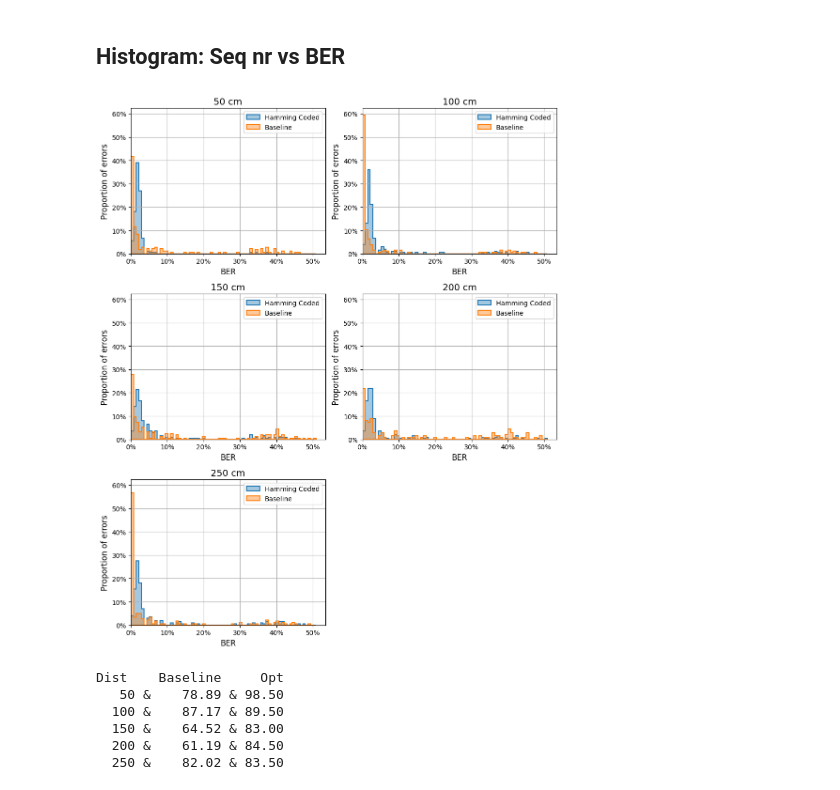
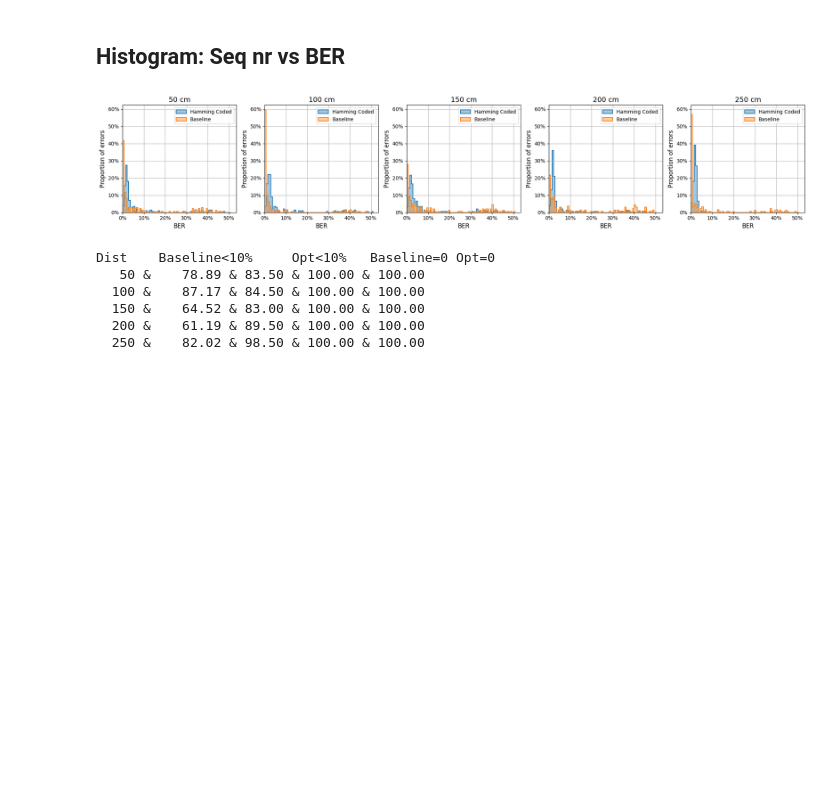
Before and after one commit to tuvabjornberg/wcnes-project2026-group10, a Jupyter notebook: stats/packetindex-BER.ipynb, the cells around one changed output. Saved outputs shown, nothing was run; the diff lists cells and outputs as text; code cells hidden in the pictures; blank space fills up the shorter version.

```diff
--- a/stats/packetindex-BER.ipynb
+++ b/stats/packetindex-BER.ipynb
@@ -71,7 +71,7 @@ cmp_files = [
     (200,"./baseline2-200cm", "./opt1-reliability-200cm",),
     (250,"./baseline2-250cm", "./opt1-reliability-250cm",),
 ]
-fig, axes = plt.subplots(3, 2, figsize=(16, 12))
+fig, axes = plt.subplots(1, 5, figsize=(20, 4))
 axes = axes.flatten()
 def read_clean(filename:str,bytes:int,hamming_r):
     df = readfile("./" + filename + ".csv")
@@ -97,48 +97,49 @@ bins =np.histogram_bin_edges(all_data, bins='fd')
 ylim = 0
 for ax, (dist, baseline, opt) in zip(axes, data):
     color_cycle = cycle(rcParams["axes.prop_cycle"].by_key()["color"])
     color = next(color_cycle)
     tcolor = mcolors.to_rgba(color, alpha=0.4)
     ax.hist(opt,  bins=bins, label = "Hamming Coded",  histtype="stepfilled", color= color, fc= tcolor, ec=color, linewidth=1.5,weights=np.ones_like(opt) / len(opt))
 
     color = next(color_cycle)
     tcolor = mcolors.to_rgba(color, alpha=0.4)
     ax.hist(baseline,  bins=bins, label = "Baseline",histtype="stepfilled" , color= color, fc= tcolor, ec=color, linewidth=1.5,weights=np.ones_like(baseline) / len(baseline))
     ax.set_title(f"{dist} cm", fontsize=14)
     ax.xaxis.set_major_formatter(PercentFormatter(1))
     ax.yaxis.set_major_formatter(PercentFormatter(1))
     ax.set_xlabel("BER", fontsize=12)
     ax.set_ylabel("Proportion of errors", fontsize=12)
     ax.grid(True)
     ax.legend()
     ylim = max(ax.get_ylim()[1], ylim)
     ax.set_xbound(0, ax.get_xlim()[1])
 
 # remove unused subplot...
 for i in range(len(cmp_files), len(axes)):
     axes[i].axis('off')
 for ax in axes:
     ax.set_ylim(0, ylim)
 
-fig.set_size_inches(10,12)
 fig = plt.gcf()
 plt.tight_layout()
 plt.savefig("hamming-bit-err.png")
 # %% [output]
-[figure, old version]
+[figure, new version]
 # %%
 
-print(f"Dist    Baseline     Opt")
+print(f"Dist    Baseline<10%     Opt<10%   Baseline=0 Opt=0")
 t=0.1
 for (dist, baseline, opt) in  data:
     baseline_below_10 =np.count_nonzero(np.less_equal(baseline, t))
     opt_below_10 = np.count_nonzero(np.less_equal(opt,t))
 
-    print(f"{dist:>5} & {baseline_below_10/len(baseline)*100:>8.02f} & {opt_below_10/len(opt)*100:.02f}")
+    opt_zero_proportion = len(np.equal(opt , 0)) /len(opt)
+    baseline_zero_proportion = len(np.equal(baseline, 0)) /len(baseline)
+    print(f"{dist:>5} & {baseline_below_10/len(baseline)*100:>8.02f} & {opt_below_10/len(opt)*100:.02f} & {baseline_zero_proportion * 100:.02f} & {opt_zero_proportion*100:.02f}")
 # %% [output]
-Dist    Baseline     Opt
-   50 &    78.89 & 98.50
-  100 &    87.17 & 89.50
-  150 &    64.52 & 83.00
-  200 &    61.19 & 84.50
-  250 &    82.02 & 83.50
+Dist    Baseline<10%     Opt<10%   Baseline=0 Opt=0
+   50 &    78.89 & 83.50 & 100.00 & 100.00
+  100 &    87.17 & 84.50 & 100.00 & 100.00
+  150 &    64.52 & 83.00 & 100.00 & 100.00
+  200 &    61.19 & 89.50 & 100.00 & 100.00
+  250 &    82.02 & 98.50 & 100.00 & 100.00
```
Also changed, not shown: parts of 1 cell of this notebook, 5 other files.
